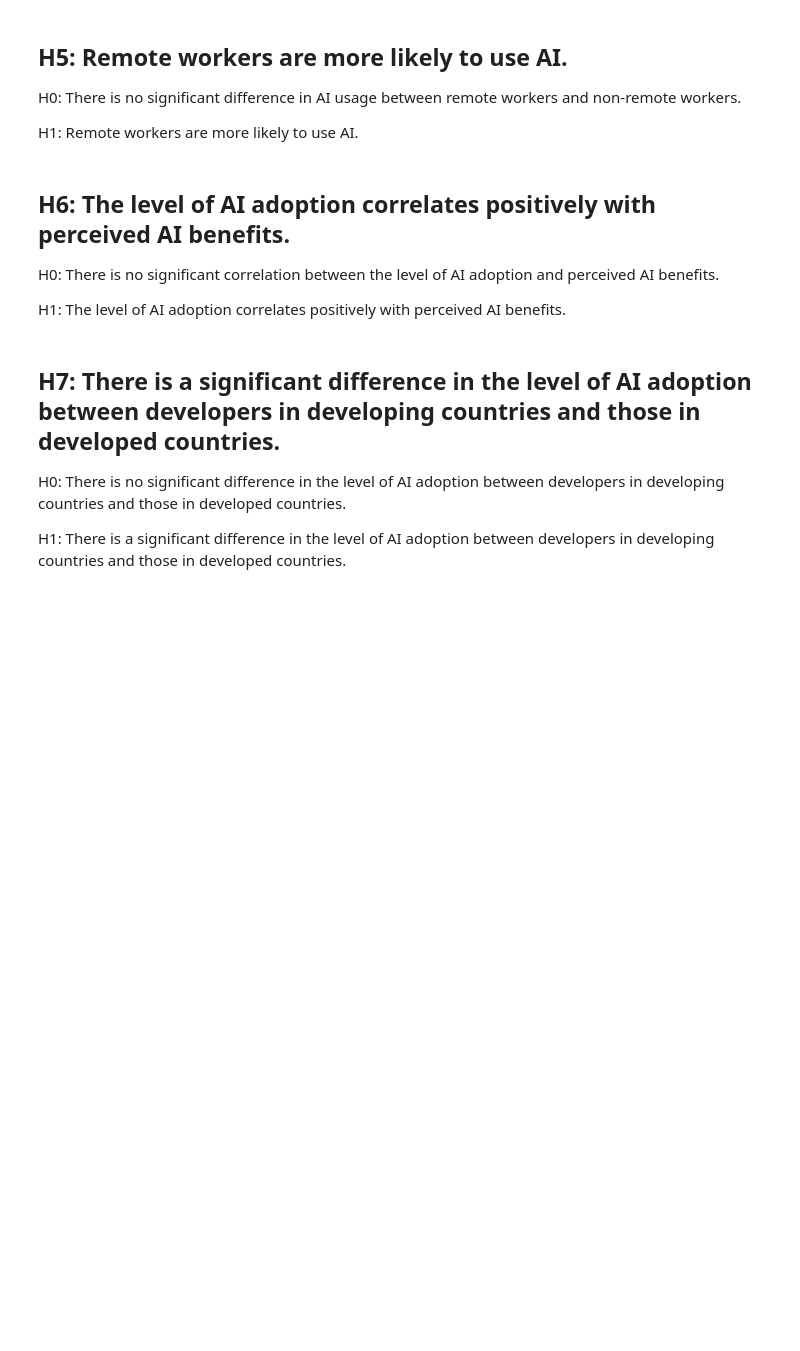
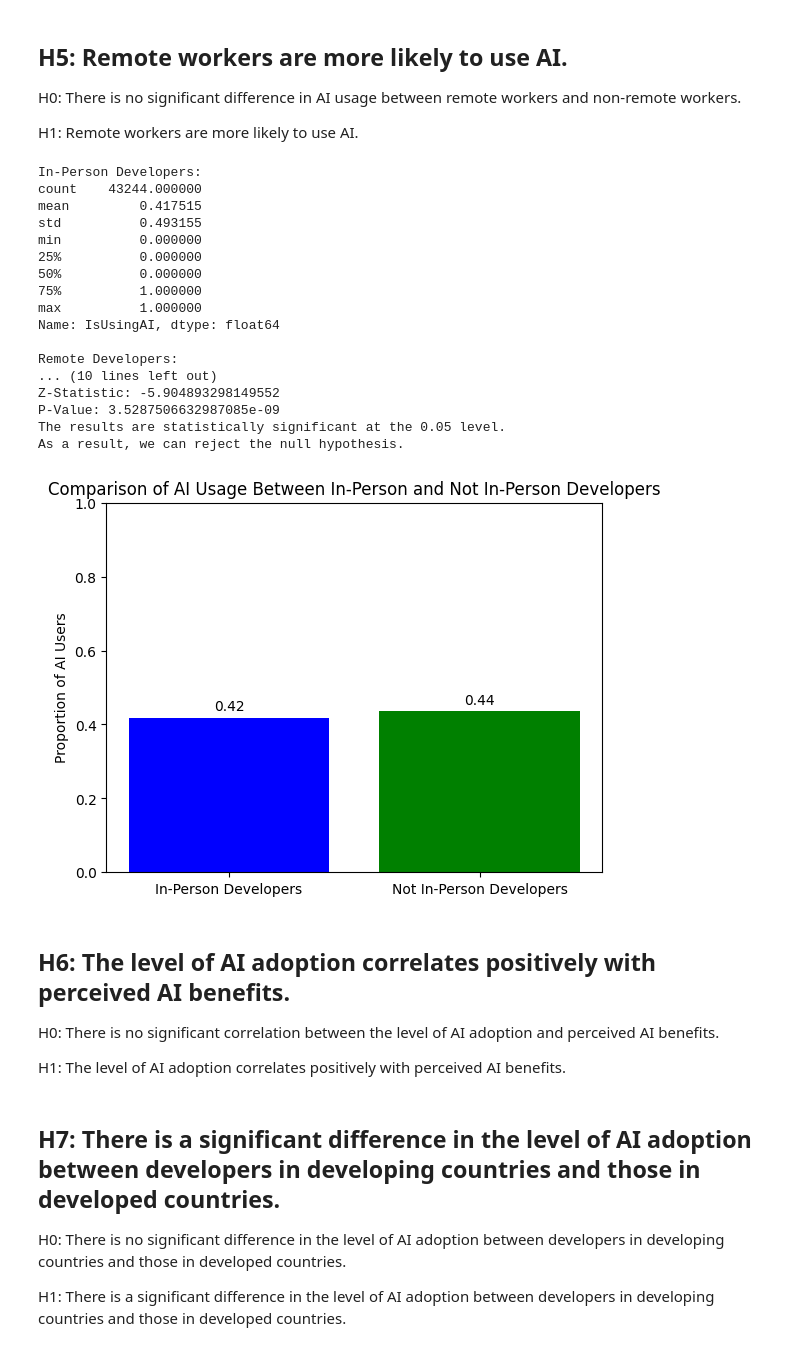
Before and after one commit to mackenly/ai-perception-and-adoption-in-the-developer-community, a Jupyter notebook: Notebook.ipynb, the cells around one changed output. Saved outputs shown, nothing was run; the diff lists cells and outputs as text; code cells hidden in the pictures; blank space fills up the shorter version.

```diff
--- a/Notebook.ipynb
+++ b/Notebook.ipynb
@@ -359,6 +601,78 @@ H1: Developers who use Visual Studio Code are more likely to use AI than users o
 H0: There is no significant difference in AI usage between remote workers and non-remote workers.
 
 H1: Remote workers are more likely to use AI.
+# %%
+df_remote_cleaned = df_coded.copy()
+
+# remove rows where IsEmployedOrStudent is 0
+df_remote_cleaned = df_remote_cleaned[df_remote_cleaned['IsEmployedOrStudent'] == 1]
+
+# remove rows where IsRemote is NA
+df_remote_cleaned = df_remote_cleaned.dropna(subset=['IsRemote'])
+
+# remove rows where IsInPerson is NA
+df_remote_cleaned = df_remote_cleaned.dropna(subset=['IsInPerson'])
+
+# remove rows where IsUsingAI is NA
+df_remote_cleaned = df_remote_cleaned.dropna(subset=['IsUsingAI'])
+
+# Divide developers into two groups based on whether they work in person or remotely
+in_person_developers = df_remote_cleaned[df_remote_cleaned['IsInPerson'] == 1]
+remote_developers = df_remote_cleaned[df_remote_cleaned['IsRemote'] == 1]
+
+# Describe the data
+print(f'In-Person Developers:\n{in_person_developers["IsUsingAI"].describe()}\n')
+print(f'Remote Developers:\n{remote_developers["IsUsingAI"].describe()}\n')
+
+# Count of AI users in both groups
+count = np.array([in_person_developers['IsUsingAI'].sum(), remote_developers['IsUsingAI'].sum()])
+# Total number of developers in both groups
+nobs = np.array([in_person_developers.shape[0], remote_developers.shape[0]])
+
+# Perform z-test
+z_statistic, p_value = proportions_ztest(count, nobs)
+
+# Print the results
+print("Z-Statistic:", z_statistic)
+print("P-Value:", p_value)
+
+# Determine if the results are statistically significant
+if p_value < 0.05:
+    print("The results are statistically significant at the 0.05 level.\nAs a result, we can reject the null hypothesis.")
+else:
+    print("The results are not statistically significant at the 0.05 level.\nAs a result, we can not reject the null hypothesis.")
+
+# Bar chart
+prop_in_person = in_person_developers['IsUsingAI'].mean()
+prop_remote = remote_developers['IsUsingAI'].mean()
+labels = ['In-Person Developers', 'Not In-Person Developers']
+values = [prop_in_person, prop_remote]
+fig, ax = plt.subplots()
+bars = ax.bar(labels, values, color=['blue', 'green'])
+ax.bar_label(bars, fmt='%.2f', padding=3)
+ax.set_ylabel('Proportion of AI Users')
+ax.set_title('Comparison of AI Usage Between In-Person and Not In-Person Developers')
+ax.set_ylim(0, 1)
+plt.show()
+# %% [output]
+In-Person Developers:
+count    43244.000000
+mean         0.417515
+std          0.493155
+min          0.000000
+25%          0.000000
+50%          0.000000
+75%          1.000000
+max          1.000000
+Name: IsUsingAI, dtype: float64
+
+Remote Developers:
+... (10 lines left out)
+Z-Statistic: -5.904893298149552
+P-Value: 3.5287506632987085e-09
+The results are statistically significant at the 0.05 level.
+As a result, we can reject the null hypothesis.
+[figure, added]
 # %% [markdown]
 ## H6: The level of AI adoption correlates positively with perceived AI benefits.
 
```
Also changed, not shown: parts of 8 cells of this notebook.
